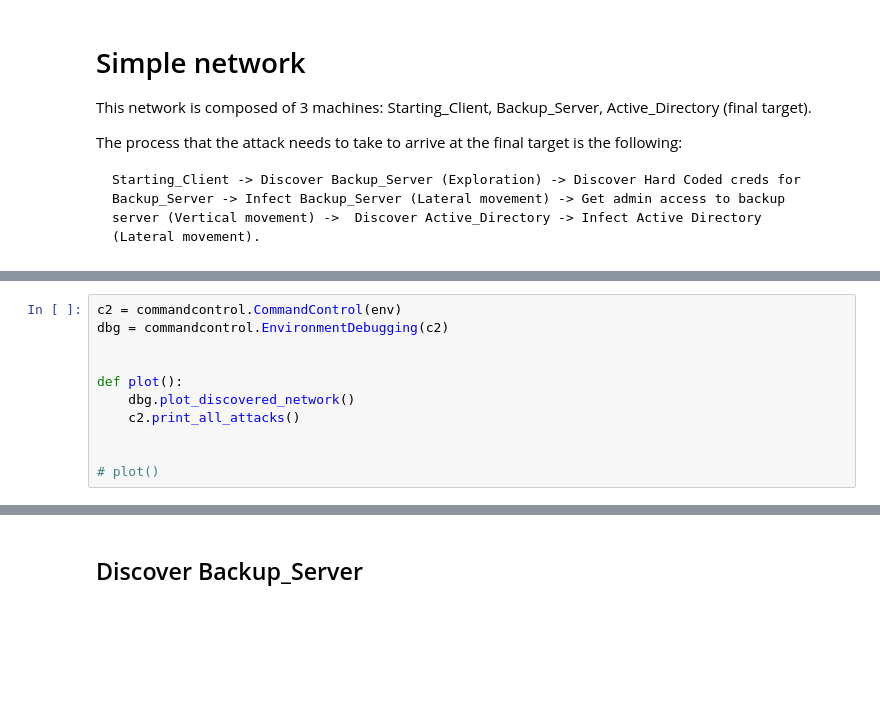
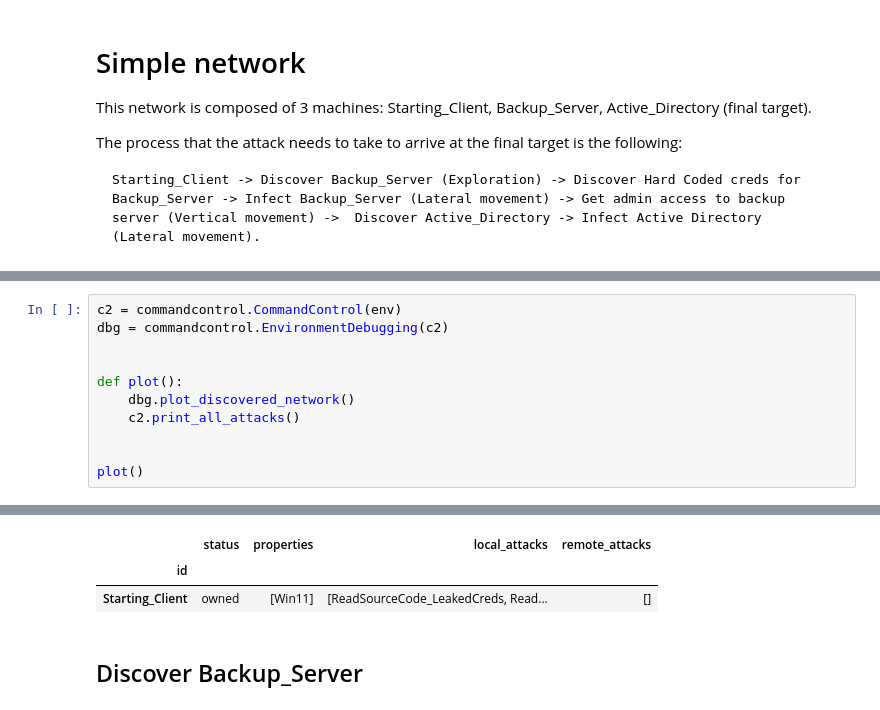
Before and after one commit to VIGILANT-ANALYTICS/CyberBattleSim, a Jupyter notebook: notebooks/simple_network.ipynb, the cells around one changed output, grey strips where cells are left out. Drawn from its saved outputs; the diff is of its cells as text; blank space fills up the shorter version.

```diff
--- a/notebooks/simple_network.ipynb
+++ b/notebooks/simple_network.ipynb
@@ -32,4 +36,5 @@ def plot():
     c2.print_all_attacks()
 
 
-# plot()
+plot()
+# %% [output]
@@ -36,3 +42,6 @@ def plot():
+|  | status | properties | local_attacks | remote_attacks |
+| id |  |  |  |  |
+| Starting_Client | owned | [Win11] | [ReadSourceCode_LeakedCreds, Read... | [] |
 # %% [markdown]
 ## Discover Backup_Server
 # %%
```
Also changed, not shown: parts of 9 cells of this notebook, 6 other files.
